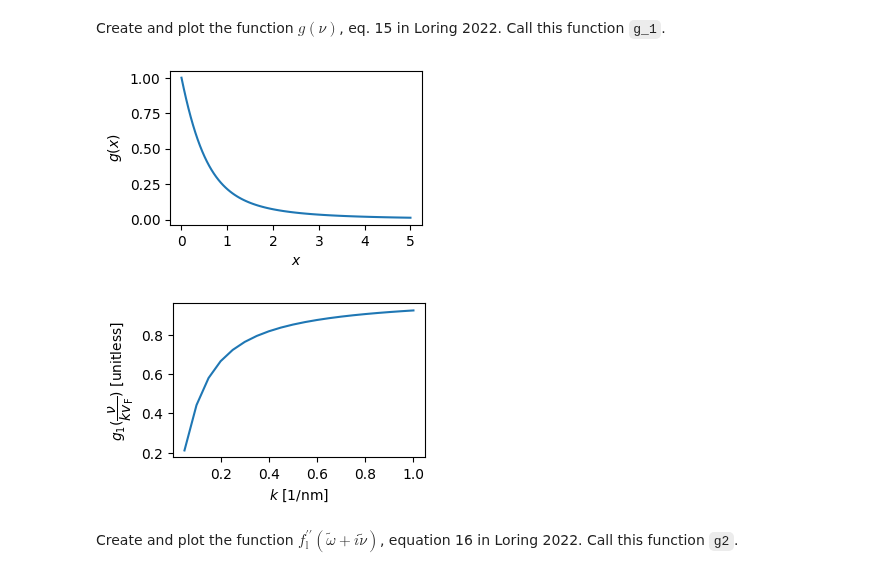
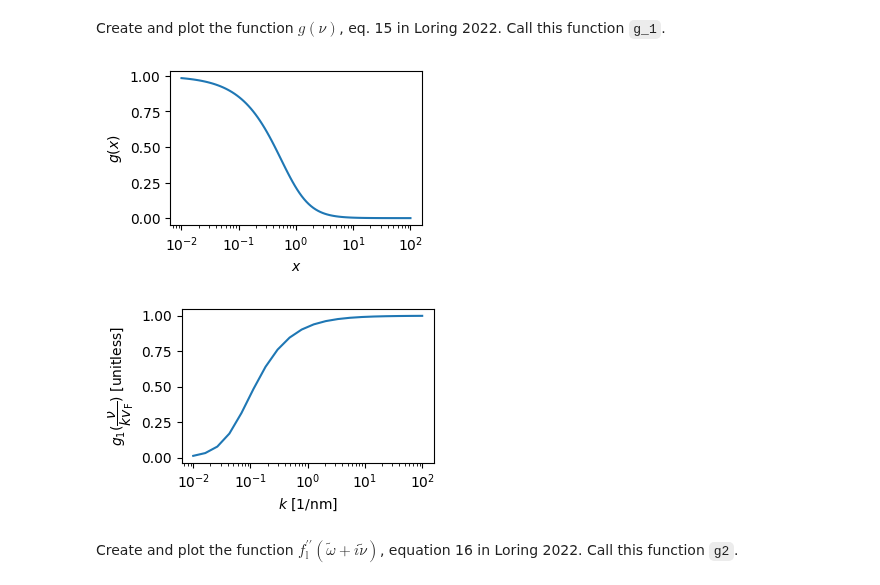
Before and after one commit to Marohn-Group/dissipationtheory, a Jupyter notebook: development/dissipation-theory--Study-1.ipynb, the cells around one changed output. Saved outputs shown, nothing was run; the diff lists cells and outputs as text; code cells hidden in the pictures.

```diff
--- a/development/dissipation-theory--Study-1.ipynb
+++ b/development/dissipation-theory--Study-1.ipynb
@@ -47,4 +49,4 @@ cantilever = {
 # %%
-k = ureg.Quantity(np.linspace(start=0.05, stop=1.0, num=20), "nm^{-1}")
+k = ureg.Quantity(np.logspace(start=-2, stop=2, num=20), "nm^{-1}")
 k
 # %% [output]
@@ -85,21 +87,21 @@ def g1(x):
     return 1 + x*(np.arctan(x) - np.pi/2)
 # %%
 fig = plt.figure(figsize=(3.25, 2))
-x = np.linspace(start=0., stop=5., num=100)
-plt.plot(x, g1(x))
+x = np.logspace(start=-2, stop=2, num=100)
+plt.semilogx(x, g1(x))
 plt.xlabel('$x$')
 plt.ylabel('$g(x)$')
 plt.show()
 # %% [output]
-[figure, old version]
+[figure, new version]
 # %%
 fig = plt.figure(figsize=(3.25, 2))
-plt.plot(k.to('1/nm').magnitude, g1(nu_bar.to_base_units().magnitude))
+plt.semilogx(k.to('1/nm').magnitude, g1(nu_bar.to_base_units().magnitude))
 plt.xlabel('$k$ [1/nm]')
 plt.ylabel('$g_1(\\dfrac{\\nu}{k v_{\\mathrm{F}}})$ [unitless]')
 plt.show()
 # %% [output]
-[figure, old version]
+[figure, new version]
 # %% [markdown]
 Create and plot the function $f_{\mathrm{l}}^{\prime\prime}(\tilde{\omega} + i \tilde{\nu})$, equation 16 in Loring 2022.  Call this function `g2`.
 # %%
```
Also changed, not shown: parts of 57 cells of this notebook, 13 other files.
